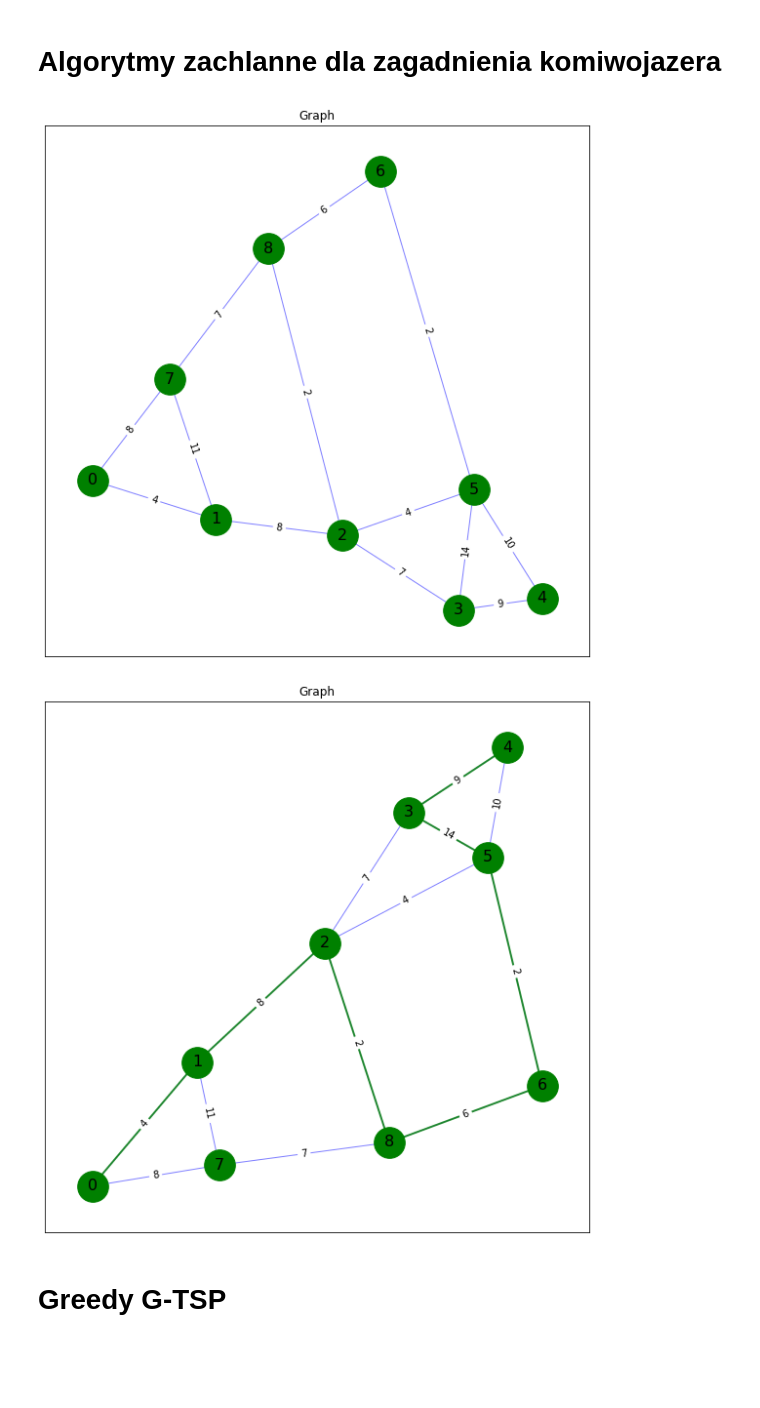
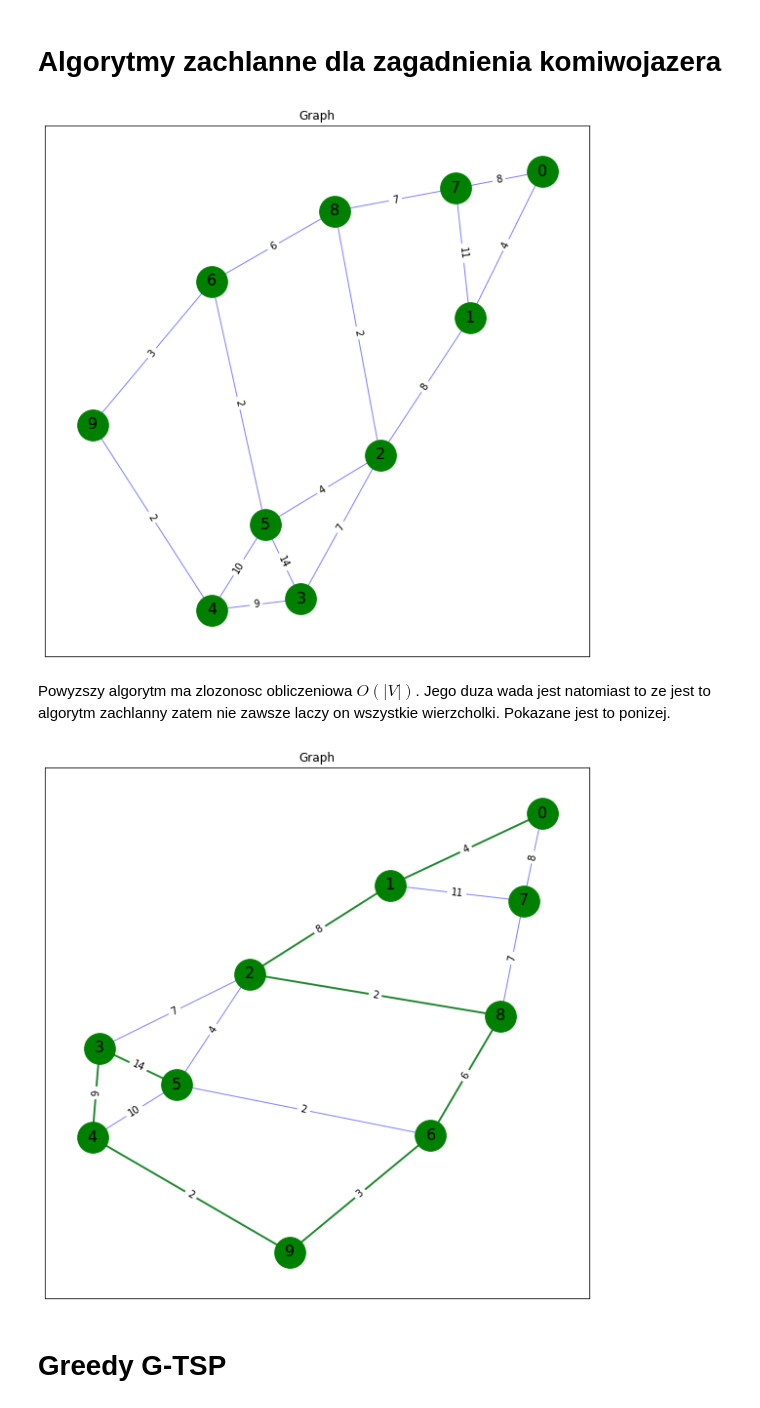
Before and after one commit to djmmatracki/BadanieOperacyjne, a Jupyter notebook: GreedyTSP/sprawozdanie.ipynb, the cells around one changed output. Cells and saved outputs as stored; diff of their text form; code cells hidden in the pictures; blank space fills up the shorter version.

```diff
--- a/GreedyTSP/sprawozdanie.ipynb
+++ b/GreedyTSP/sprawozdanie.ipynb
@@ -20,6 +20,8 @@ weights = [
     (5, 6, 2),
     (6, 8, 6),
     (7, 8, 7),
+    (6, 9, 3),
+    (9, 4, 2)
 ]
 
 G = nx.Graph()
@@ -30,7 +32,7 @@ fig = plt.figure(figsize=(10, 10))
 
 pos = nx.spring_layout(G)
 
-nx.draw_networkx_nodes(G, pos, nodelist=[i for i in range(9)], node_color='g', node_size=1000)
+nx.draw_networkx_nodes(G, pos, nodelist=[i for i in range(10)], node_color='g', node_size=1000)
 nx.draw_networkx_edges(G, pos, width=1,alpha=0.5,edge_color='b')
 
 nx.draw_networkx_edge_labels(G, pos, font_size=10, edge_labels = nx.get_edge_attributes(G,'weight'))
@@ -39,7 +41,9 @@ nx.draw_networkx_labels(G, pos, font_size=16)
 plt.title("Graph")
 plt.show()
 # %% [output]
-[figure, old version]
+[figure, new version]
+# %% [markdown]
+Powyzszy algorytm ma zlozonosc obliczeniowa $O(|V|)$. Jego duza wada jest natomiast to ze jest to algorytm zachlanny zatem nie zawsze laczy on wszystkie wierzcholki. Pokazane jest to ponizej.
 # %%
 M = nx.to_numpy_array(G, nodelist=sorted(G.nodes()))
 
@@ -58,35 +62,35 @@ def nearestNeighbour(G: List[List[int]], start: int) -> List[int]:
         if minimal == np.inf:
             return visited
         current = minimal
 
     return visited
 
 
 def nodesToPath(nodes: List[int]):
     path = []
     for i in range(len(nodes) - 1):
         path.append((nodes[i], nodes[i+1]))
     return path
 
 
 nodes = nearestNeighbour(M, 0)
 path = nodesToPath(nodes)
 
 fig = plt.figure(figsize=(10, 10))
 
 pos = nx.spring_layout(G)
 
-nx.draw_networkx_nodes(G, pos, nodelist=[i for i in range(9)], node_color='g', node_size=1000)
+nx.draw_networkx_nodes(G, pos, nodelist=[i for i in range(10)], node_color='g', node_size=1000)
 nx.draw_networkx_edges(G, pos, width=1,alpha=0.5,edge_color='b')
 nx.draw_networkx_edges(G, pos, edgelist=path, width=2,alpha=0.8,edge_color='g')
 
 nx.draw_networkx_edge_labels(G, pos, font_size=10, edge_labels = nx.get_edge_attributes(G,'weight'))
 nx.draw_networkx_labels(G, pos, font_size=16)
 
 plt.title("Graph")
 plt.show()
 # %% [output]
-[figure, old version]
+[figure, new version]
 # %% [markdown]
 # Greedy G-TSP
 # %%
```
Also changed, not shown: parts of 2 cells of this notebook.
